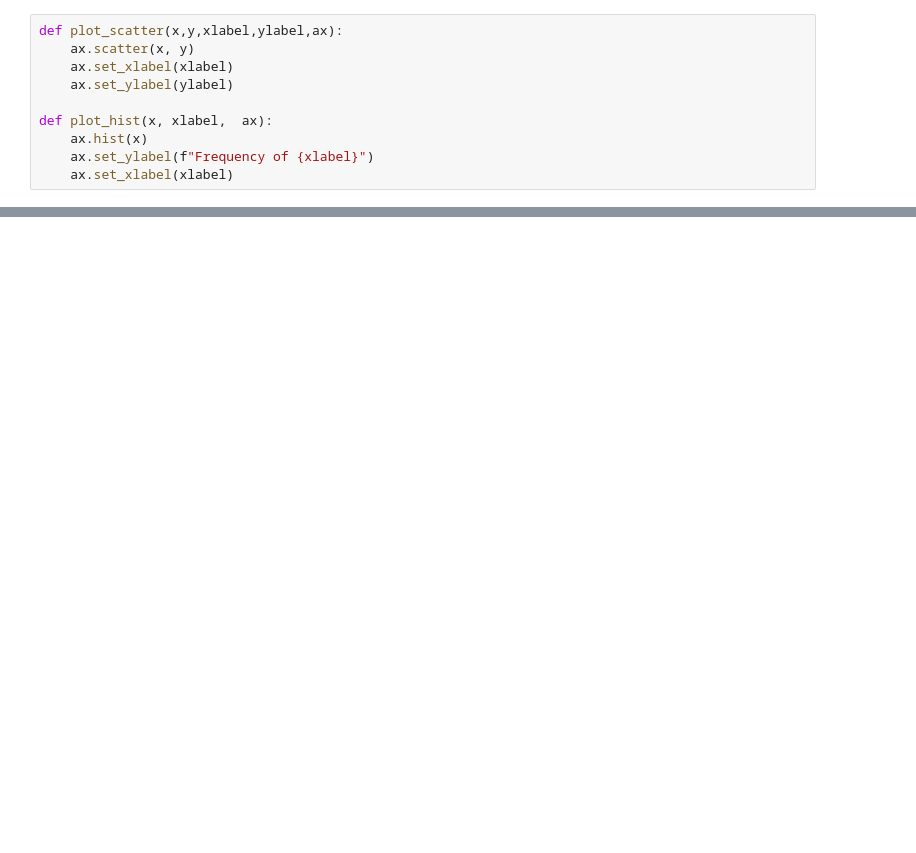
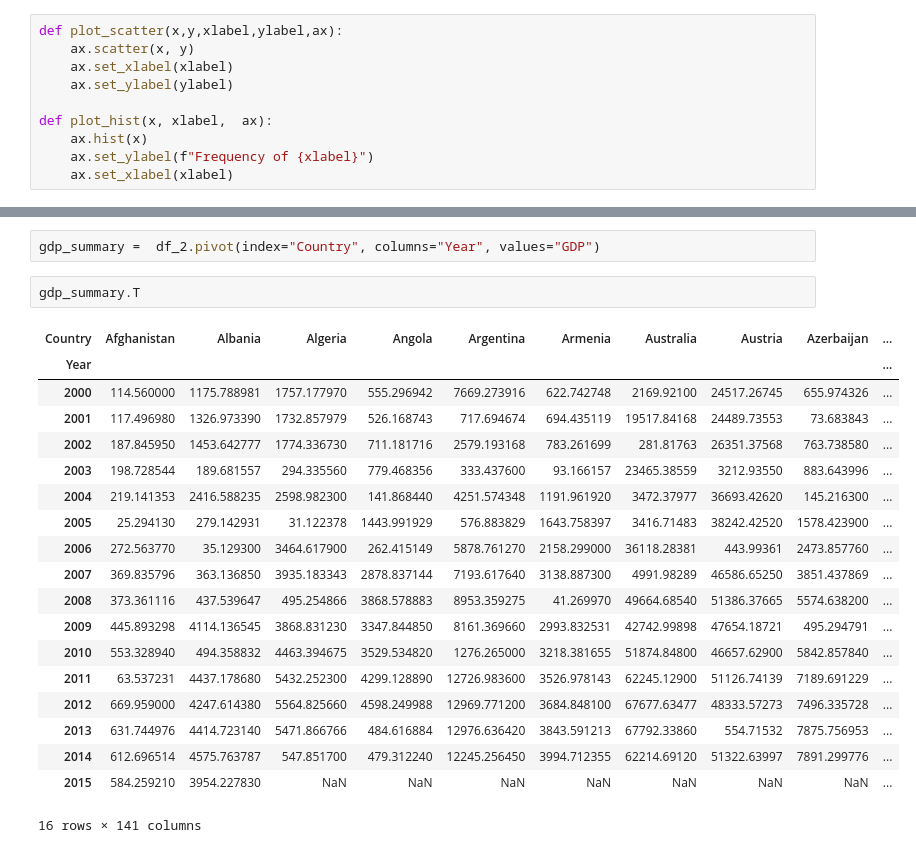
Before and after one commit to Manish-Kumar-9782/Tutorials-, a Jupyter notebook: Python DataScience/Aug 2023/Life Expectancy.ipynb, the cells around one changed output, grey strips where cells are left out. Cells and saved outputs as stored; diff of their text form; blank space fills up the shorter version.

```diff
--- a/Python DataScience/Aug 2023/Life Expectancy.ipynb
+++ b/Python DataScience/Aug 2023/Life Expectancy.ipynb
@@ -194,0 +211,24 @@ df_2[df_2.columns[2:]].corr()
+# %%
+gdp_summary =  df_2.pivot(index="Country", columns="Year", values="GDP")
+# %%
+gdp_summary.T
+# %% [output]
+| Country | Afghanistan | Albania | Algeria | Angola | Argentina | Armenia | Australia | Austria | Azerbaijan | ... |
+| Year |  |  |  |  |  |  |  |  |  | ... |
+| 2000 | 114.560000 | 1175.788981 | 1757.177970 | 555.296942 | 7669.273916 | 622.742748 | 2169.92100 | 24517.26745 | 655.974326 | ... |
+| 2001 | 117.496980 | 1326.973390 | 1732.857979 | 526.168743 | 717.694674 | 694.435119 | 19517.84168 | 24489.73553 | 73.683843 | ... |
+| 2002 | 187.845950 | 1453.642777 | 1774.336730 | 711.181716 | 2579.193168 | 783.261699 | 281.81763 | 26351.37568 | 763.738580 | ... |
+| 2003 | 198.728544 | 189.681557 | 294.335560 | 779.468356 | 333.437600 | 93.166157 | 23465.38559 | 3212.93550 | 883.643996 | ... |
+| 2004 | 219.141353 | 2416.588235 | 2598.982300 | 141.868440 | 4251.574348 | 1191.961920 | 3472.37977 | 36693.42620 | 145.216300 | ... |
+| 2005 | 25.294130 | 279.142931 | 31.122378 | 1443.991929 | 576.883829 | 1643.758397 | 3416.71483 | 38242.42520 | 1578.423900 | ... |
+| 2006 | 272.563770 | 35.129300 | 3464.617900 | 262.415149 | 5878.761270 | 2158.299000 | 36118.28381 | 443.99361 | 2473.857760 | ... |
+| 2007 | 369.835796 | 363.136850 | 3935.183343 | 2878.837144 | 7193.617640 | 3138.887300 | 4991.98289 | 46586.65250 | 3851.437869 | ... |
+| 2008 | 373.361116 | 437.539647 | 495.254866 | 3868.578883 | 8953.359275 | 41.269970 | 49664.68540 | 51386.37665 | 5574.638200 | ... |
+| 2009 | 445.893298 | 4114.136545 | 3868.831230 | 3347.844850 | 8161.369660 | 2993.832531 | 42742.99898 | 47654.18721 | 495.294791 | ... |
+| 2010 | 553.328940 | 494.358832 | 4463.394675 | 3529.534820 | 1276.265000 | 3218.381655 | 51874.84800 | 46657.62900 | 5842.857840 | ... |
+| 2011 | 63.537231 | 4437.178680 | 5432.252300 | 4299.128890 | 12726.983600 | 3526.978143 | 62245.12900 | 51126.74139 | 7189.691229 | ... |
+| 2012 | 669.959000 | 4247.614380 | 5564.825660 | 4598.249988 | 12969.771200 | 3684.848100 | 67677.63477 | 48333.57273 | 7496.335728 | ... |
+| 2013 | 631.744976 | 4414.723140 | 5471.866766 | 484.616884 | 12976.636420 | 3843.591213 | 67792.33860 | 554.71532 | 7875.756953 | ... |
+| 2014 | 612.696514 | 4575.763787 | 547.851700 | 479.312240 | 12245.256450 | 3994.712355 | 62214.69120 | 51322.63997 | 7891.299776 | ... |
+| 2015 | 584.259210 | 3954.227830 | NaN | NaN | NaN | NaN | NaN | NaN | NaN | ... |
+16 rows × 141 columns
```
Also changed, not shown: parts of 21 cells of this notebook.
